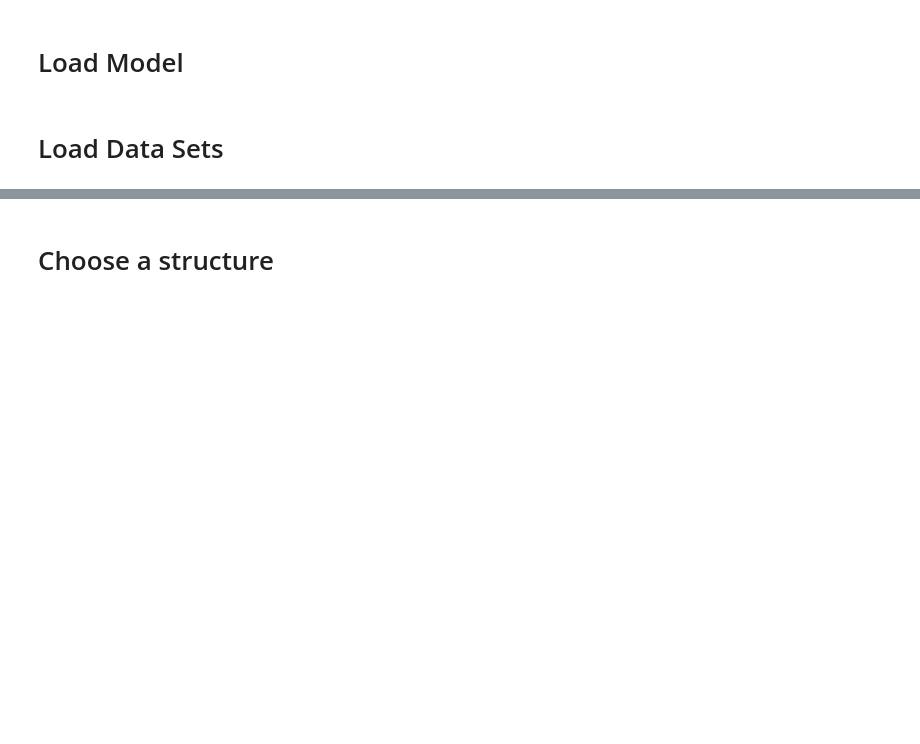
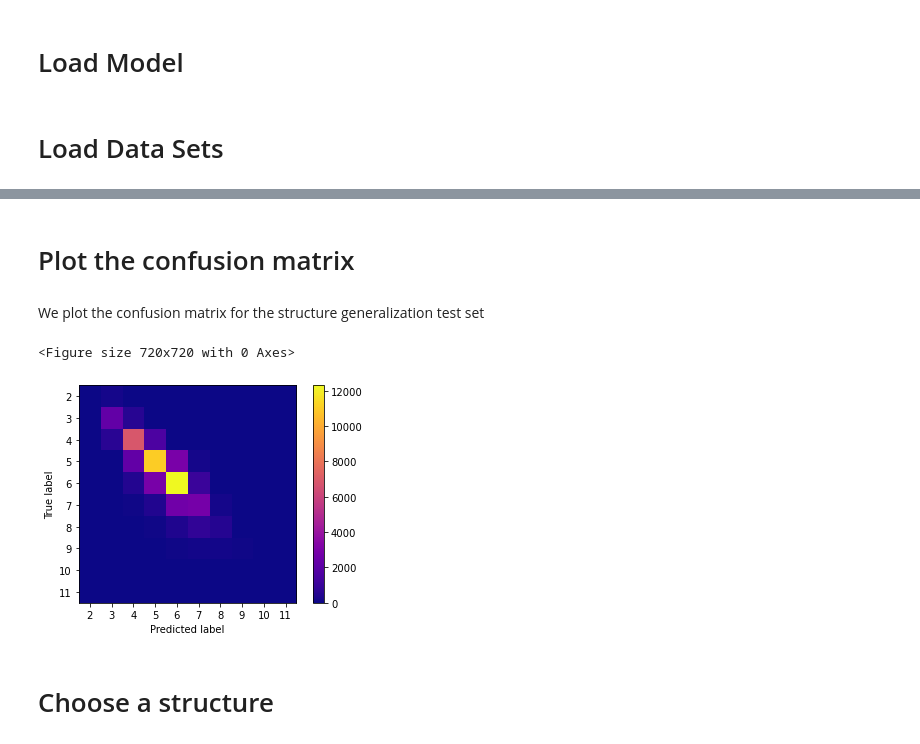
Before and after one commit to CS-433/ml-project-2-aiidalearn, a Jupyter notebook: code/model_analysis/classification_decision_boundaries.ipynb, the cells around one changed output, grey strips where cells are left out. Drawn from its saved outputs; the diff is of its cells as text; code cells hidden in the pictures; blank space fills up the shorter version.

Commit message:
implement confusion matrix

```diff
--- a/code/model_analysis/classification_decision_boundaries.ipynb
+++ b/code/model_analysis/classification_decision_boundaries.ipynb
@@ -20,6 +21,9 @@ from tools.data_loader import TestSet, TestSplit, data_loader
 from tools.transform import magnitude_transform
 from tools.utils import get_structure_encoding, StructureEncoding
 # %%
+
+PLOT_ROOT = os.path.join(
+    str(Path(os.path.abspath('')).parent.parent.absolute()), "plots/")
 PLOT_DIR  = os.path.join(
     str(Path(os.path.abspath('')).parent.parent.absolute()), "plots/decision_boundaries/")
 # %% [markdown]
@@ -64,4 +68,28 @@ X_test.describe()
 8 rows × 89 columns
+# %% [markdown]
+# Plot the confusion matrix
+# %% [markdown]
+We plot the confusion matrix for the structure generalization test set
+# %%
+X_TEST_NAME = "X_Structure gen..csv"
+y_TEST_NAME = "y_Structure gen..csv"
+X_test_structure = pd.read_csv(MODELS_DIR + "/datasets/" + X_TEST_NAME, index_col=0)
+y_test_structure = pd.read_csv(MODELS_DIR + "/datasets/" + y_TEST_NAME, index_col=0)
+# %%
+magnitude_y_pred = model.predict(X_test_structure)
+plt.figure(figsize=(10,10))
+ConfusionMatrixDisplay.from_predictions(
+    -magnitude_transform(y_test_structure),
+    magnitude_y_pred,
+    include_values=False,
+    cmap="plasma"
+
+)
+plt.savefig(PLOT_ROOT + "confusion_mat.png")
+plt.show()
+# %% [output]
+<Figure size 720x720 with 0 Axes>
+[figure, added]
 # %% [markdown]
 # Choose a structure
 # %%
```
Also changed, not shown: parts of 2 cells of this notebook.
